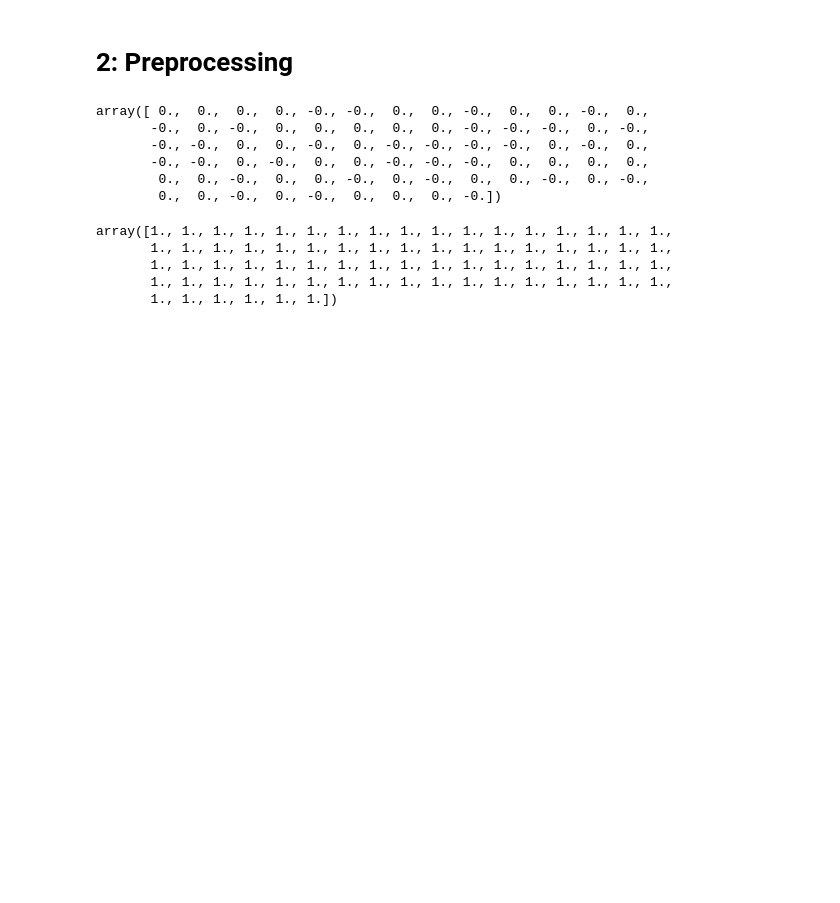
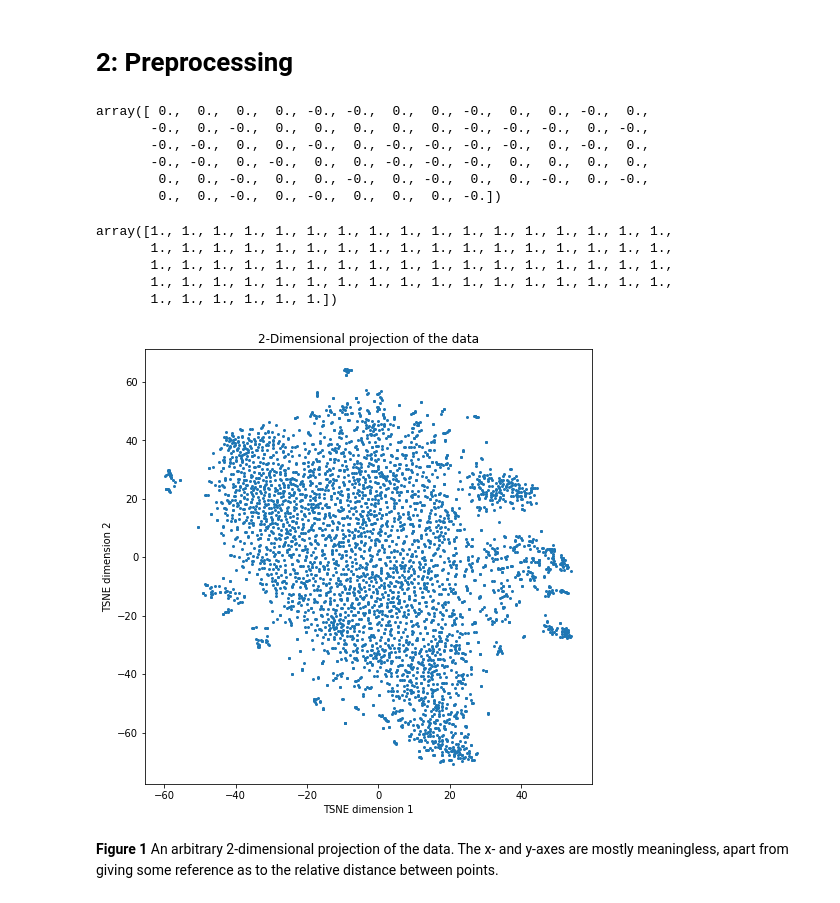
Before and after one commit to sheamusfitz/DSPS_jFitzgerald, a Jupyter notebook: HW10/HW10_jFitzgerald.ipynb, the cells around one changed output. Saved outputs shown, nothing was run; the diff lists cells and outputs as text; code cells hidden in the pictures; blank space fills up the shorter version.

```diff
--- a/HW10/HW10_jFitzgerald.ipynb
+++ b/HW10/HW10_jFitzgerald.ipynb
@@ -96,3 +105,20 @@ array([1., 1., 1., 1., 1., 1., 1., 1., 1., 1., 1., 1., 1., 1., 1., 1., 1.,
        1., 1., 1., 1., 1., 1., 1., 1., 1., 1., 1., 1., 1., 1., 1., 1., 1.,
        1., 1., 1., 1., 1., 1., 1., 1., 1., 1., 1., 1., 1., 1., 1., 1., 1.,
        1., 1., 1., 1., 1., 1.])
+# %%
+# twodproj is an arbitrary 2-dimensional projection of the data. The x- and y-
+# scales are perfectly meaningless.
+twodproj = skl.manifold.TSNE(n_components=2,
+                             random_state=173533).fit_transform(genes_scaled)
+# %%
+pl.figure(figsize = (8,8))
+pl.plot(twodproj[:,0], twodproj[:,1], '.', markersize=4)
+pl.title("2-Dimensional projection of the data");
+pl.xlabel("TSNE dimension 1")
+pl.ylabel("TSNE dimension 2")
+
+None;
+# %% [output]
+[figure, added]
+# %% [markdown]
+**Figure 1** An arbitrary 2-dimensional projection of the data. The x- and y-axes are mostly meaningless, apart from giving some reference as to the relative distance between points.
```
Also changed, not shown: parts of 38 cells of this notebook, 1 other file.
